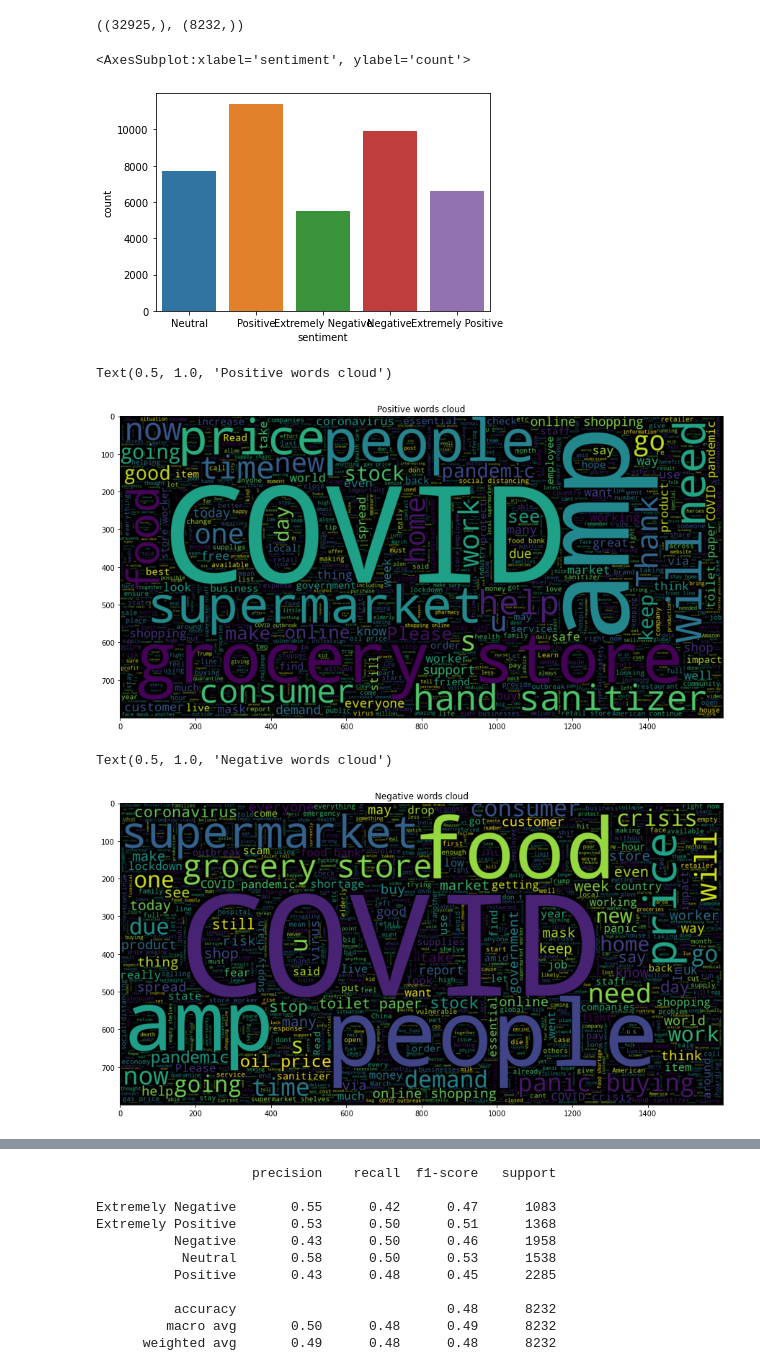
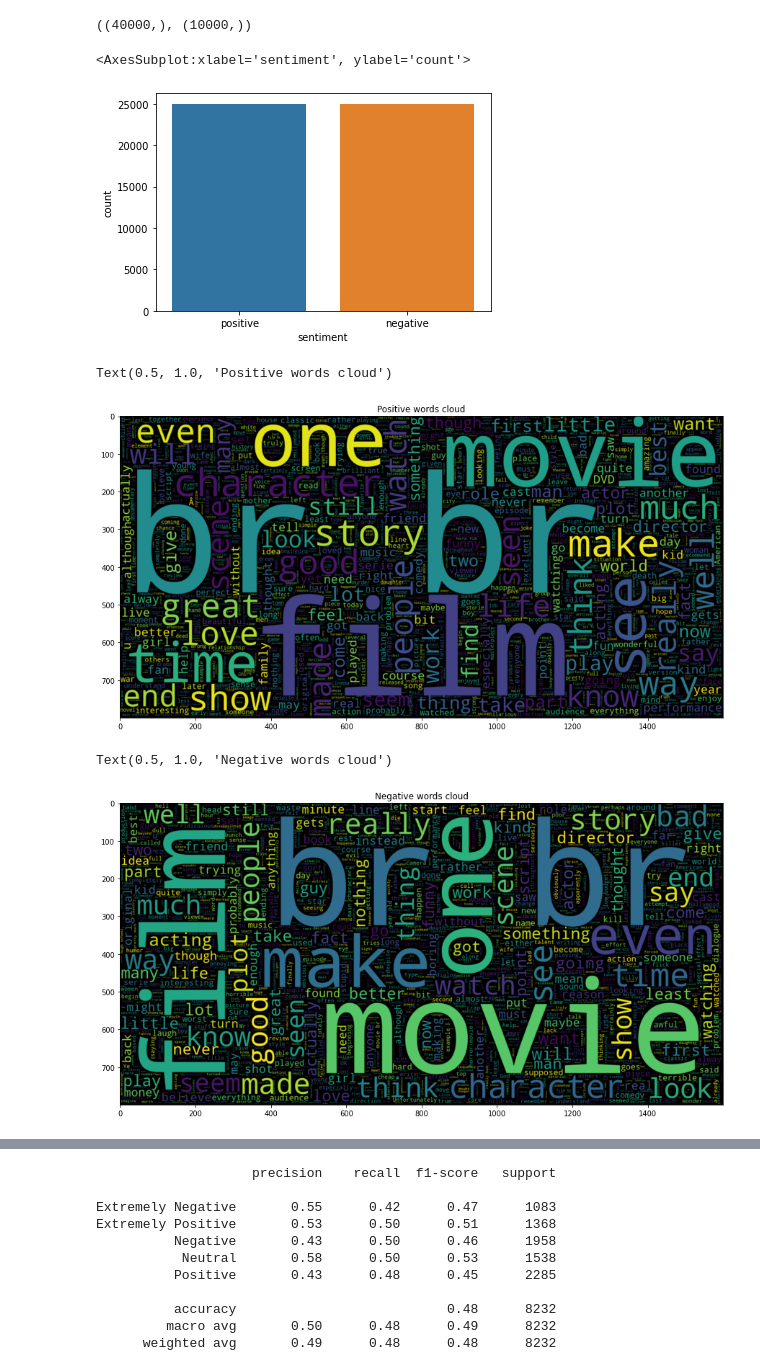
Before and after one commit to 3nws/twitter-text-classification, a Jupyter notebook: mnb_pipeline_grid.ipynb, the cells around one changed output, grey strips where cells are left out. Saved outputs shown, nothing was run; the diff lists cells and outputs as text; code cells hidden in the pictures.

```diff
--- a/mnb_pipeline_grid.ipynb
+++ b/mnb_pipeline_grid.ipynb
@@ -23,17 +23,18 @@ import preprocessor as p
 DATASET_ENCODING = "ISO-8859-1"
 # dataset = pd.read_csv('./training.1600000.processed.noemoticon.csv', delimiter=',', encoding=DATASET_ENCODING , names=DATASET_COLUMNS)
 
-dataset = pd.read_csv('./Corona_NLP_train.csv', delimiter=',', encoding=DATASET_ENCODING)
+# dataset = pd.read_csv('./Corona_NLP_train.csv', delimiter=',', encoding=DATASET_ENCODING)
+dataset = pd.read_csv('./IMDB Dataset.csv', delimiter=',', encoding=DATASET_ENCODING)
 
 # removing the unnecessary columns and duplicates
-dataset = dataset[['OriginalTweet','Sentiment']]
+# dataset = dataset[['OriginalTweet','Sentiment']]
 dataset.drop_duplicates()
 
 token = RegexpTokenizer(r'[a-zA-Z0-9]+')
 
 # cleaning
-dataset['tweet'] = dataset['OriginalTweet'].apply(p.clean)
-dataset['sentiment'] = dataset['Sentiment']
+# dataset['tweet'] = dataset['OriginalTweet'].apply(p.clean)
+# dataset['sentiment'] = dataset['Sentiment']
 
 dataset.head()
 # %% [output]
@@ -46,6 +47,6 @@ dataset.head()
 # %%
 
-X = dataset['tweet']
+X = dataset['review']
 
 y = dataset['sentiment']
 
@@ -53,34 +54,34 @@ X_train, X_test, y_train, y_test = train_test_split(X, y, test_size=0.2, random_
 
 X_train.shape, X_test.shape
 # %% [output]
-((32925,), (8232,))
+((40000,), (10000,))
 # %%
 sns.countplot(y)
 # %% [output]
 <AxesSubplot:xlabel='sentiment', ylabel='count'>
-[figure, old version]
+[figure, new version]
 # %%
 plt.figure(figsize = (15,15))
-options = ['Positive', 'Extremely Positive']
+options = ['Positive', 'Extremely Positive', 'positive']
 cond = dataset['sentiment'].isin(options)
-result = dataset[cond].tweet.values
+result = dataset[cond].review.values
 wc = WordCloud(max_words = 2000 , width = 1600 , height = 800).generate(" ".join(result))
 plt.imshow(wc , interpolation = 'bilinear')
 plt.title('Positive words cloud')
 # %% [output]
 Text(0.5, 1.0, 'Positive words cloud')
-[figure, old version]
+[figure, new version]
 # %%
 plt.figure(figsize = (15,15))
-options = ['Negative', 'Extremely Negative']
+options = ['Negative', 'Extremely Negative', 'negative']
 cond = dataset['sentiment'].isin(options)
-result = dataset[cond].tweet.values
+result = dataset[cond].review.values
 wc = WordCloud(max_words = 2000 , width = 1600 , height = 800).generate(" ".join(result))
 plt.imshow(wc , interpolation = 'bilinear')
 plt.title('Negative words cloud')
 # %% [output]
 Text(0.5, 1.0, 'Negative words cloud')
-[figure, old version]
+[figure, new version]
 # %%
 
 # creating our pipeline that will return an estimator
```
Also changed, not shown: parts of 5 cells of this notebook, 10 other files.
